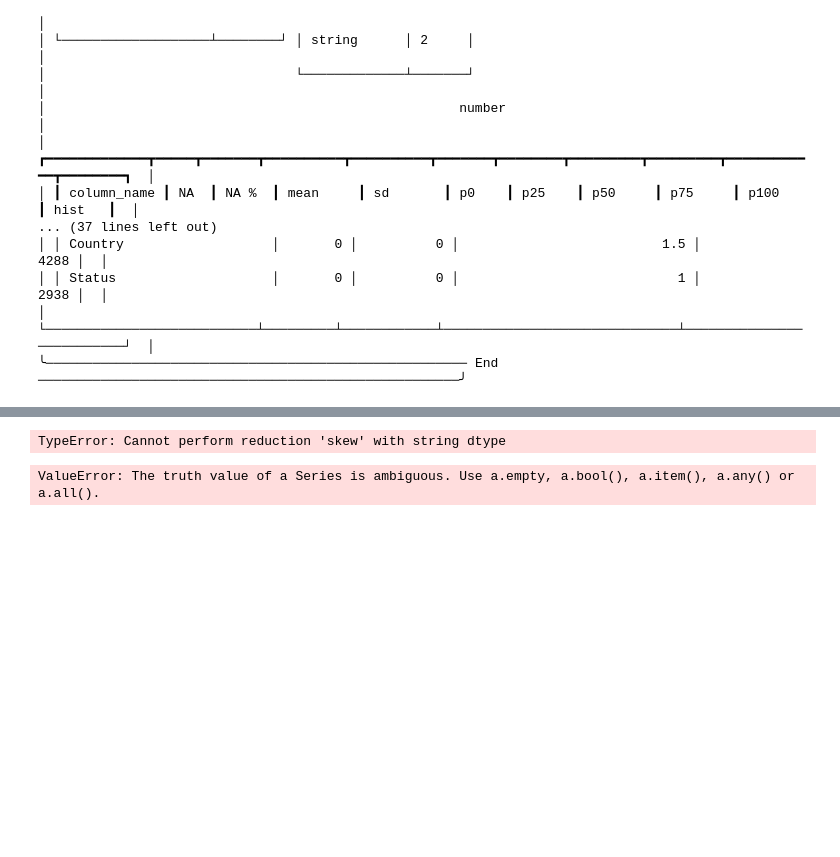
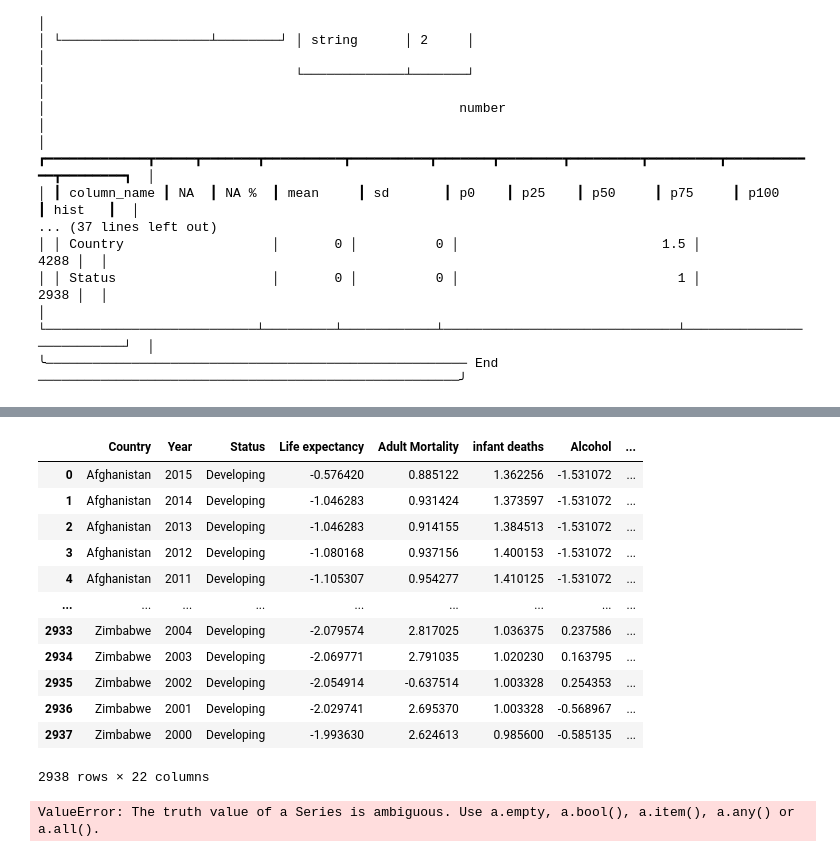
Before and after one commit to Rahafzsh/LifeExpectancyAnalysis, a Jupyter notebook: PreProcessingData.ipynb, the cells around one changed output, grey strips where cells are left out. Saved outputs shown, nothing was run; the diff lists cells and outputs as text; code cells hidden in the pictures; blank space fills up the shorter version.

```diff
--- a/PreProcessingData.ipynb
+++ b/PreProcessingData.ipynb
@@ -145,26 +148,9 @@ for i, j in zip(names, lst):
         df[i].fillna(df[i].mean(), inplace=True)
     else:
         # # For skewed columns
-        # # Applying Yeo-Johnson transformation to handle both positive and negative values
-        # pts = PowerTransformer(method='yeo-johnson')
-
-        # # Applying transformation only to non-missing values
-        # transformed_data = pts.fit_transform(df_exclude[[i]].dropna())
-
-        # # Create a new column to store transformed data
-        # df_exclude[f'{i}_transformed'] = np.nan
-        # df_exclude.loc[~df_exclude[i].isnull(), f'{i}_transformed'] = transformed_data[:, 0]
-
-        # Filling missing values with median of transformed data
-        df_exclude[i].fillna(df_exclude[i].median(), inplace=True)
-
-        # # Reverse transforming the filled values to original scale
-        # df_exclude[i] = pts.inverse_transform(df[[f'{i}_transformed']])
+        df[i].fillna(df[i].median(), inplace=True)
 
         print(f'Filled missing values in {i} with median (skewed distribution)')
-
-        # # Drop the temporary transformed column
-        # df_exclude.drop(columns=[f'{i}_transformed'], inplace=True)
 # %% [output]
 Filled missing values in Adult Mortality with median (skewed distribution)
 Filled missing values in infant deaths with median (skewed distribution)
@@ -252,10 +187,24 @@ Feature names seen at fit time, yet now missing:
 # %%
 ptr = PowerTransformer(method='yeo-johnson')
-skewed_columns = df.columns[df.skew().abs() > 0.5]  # Adjust threshold based on your needs
+skewed_columns = df_exclude.columns[df_exclude.skew().abs() > 0.5]  # Adjust threshold based on your needs
 
-df[skewed_columns] = pt.fit_transform(df[skewed_columns])
+df[skewed_columns] = ptr.fit_transform(df[skewed_columns])
-# %% [output]
-TypeError: Cannot perform reduction 'skew' with string dtype
+# %%
+df
+# %% [output]
+|  | Country | Year | Status | Life expectancy | Adult Mortality | infant deaths | Alcohol | ... |
+| 0 | Afghanistan | 2015 | Developing | -0.576420 | 0.885122 | 1.362256 | -1.531072 | ... |
+| 1 | Afghanistan | 2014 | Developing | -1.046283 | 0.931424 | 1.373597 | -1.531072 | ... |
+| 2 | Afghanistan | 2013 | Developing | -1.046283 | 0.914155 | 1.384513 | -1.531072 | ... |
+| 3 | Afghanistan | 2012 | Developing | -1.080168 | 0.937156 | 1.400153 | -1.531072 | ... |
+| 4 | Afghanistan | 2011 | Developing | -1.105307 | 0.954277 | 1.410125 | -1.531072 | ... |
+| ... | ... | ... | ... | ... | ... | ... | ... | ... |
+| 2933 | Zimbabwe | 2004 | Developing | -2.079574 | 2.817025 | 1.036375 | 0.237586 | ... |
+| 2934 | Zimbabwe | 2003 | Developing | -2.069771 | 2.791035 | 1.020230 | 0.163795 | ... |
+| 2935 | Zimbabwe | 2002 | Developing | -2.054914 | -0.637514 | 1.003328 | 0.254353 | ... |
+| 2936 | Zimbabwe | 2001 | Developing | -2.029741 | 2.695370 | 1.003328 | -0.568967 | ... |
+| 2937 | Zimbabwe | 2000 | Developing | -1.993630 | 2.624613 | 0.985600 | -0.585135 | ... |
+2938 rows × 22 columns
 # %%
 pt.RainCloud(df, x="country", y="")
 # %% [output]
```
Also changed, not shown: parts of 6 cells of this notebook.
